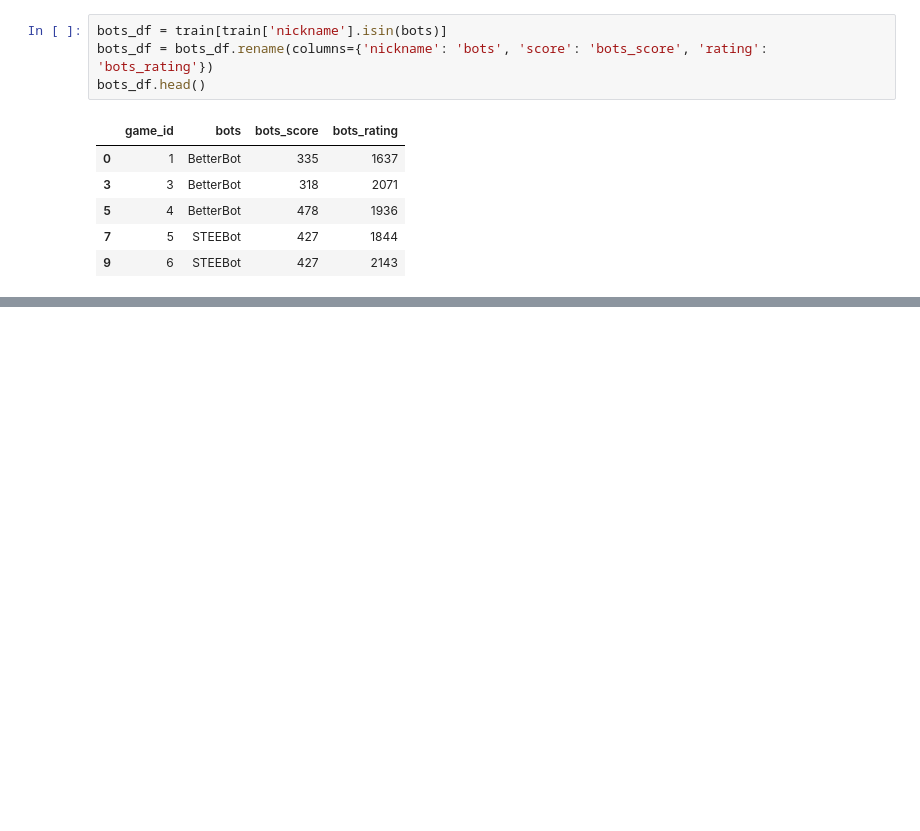
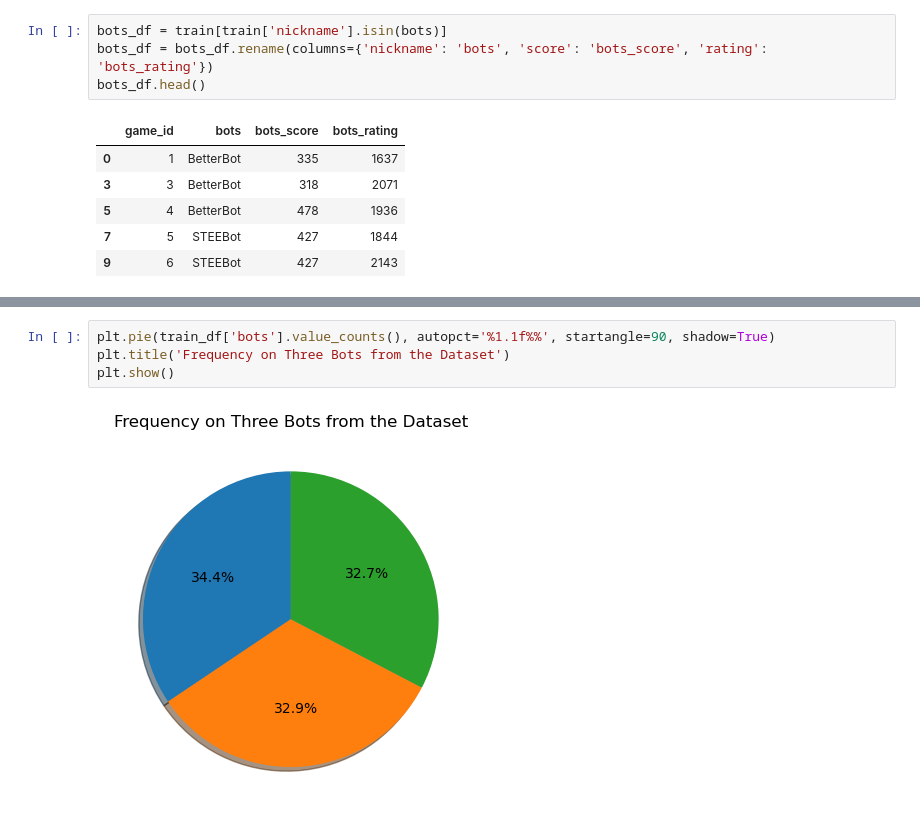
Before and after one commit to juliusmarkwei/Scrabble-Player-Rating, a Jupyter notebook: scrabble-player-rating.ipynb, the cells around one changed output, grey strips where cells are left out. Saved outputs shown, nothing was run; the diff lists cells and outputs as text; blank space fills up the shorter version.

```diff
--- a/scrabble-player-rating.ipynb
+++ b/scrabble-player-rating.ipynb
@@ -154,0 +179,6 @@ main_df.head()
+# %%
+plt.pie(train_df['bots'].value_counts(), autopct='%1.1f%%', startangle=90, shadow=True)
+plt.title('Frequency on Three Bots from the Dataset')
+plt.show()
+# %% [output]
+[figure, added]
```
Also changed, not shown: parts of 10 cells of this notebook.
